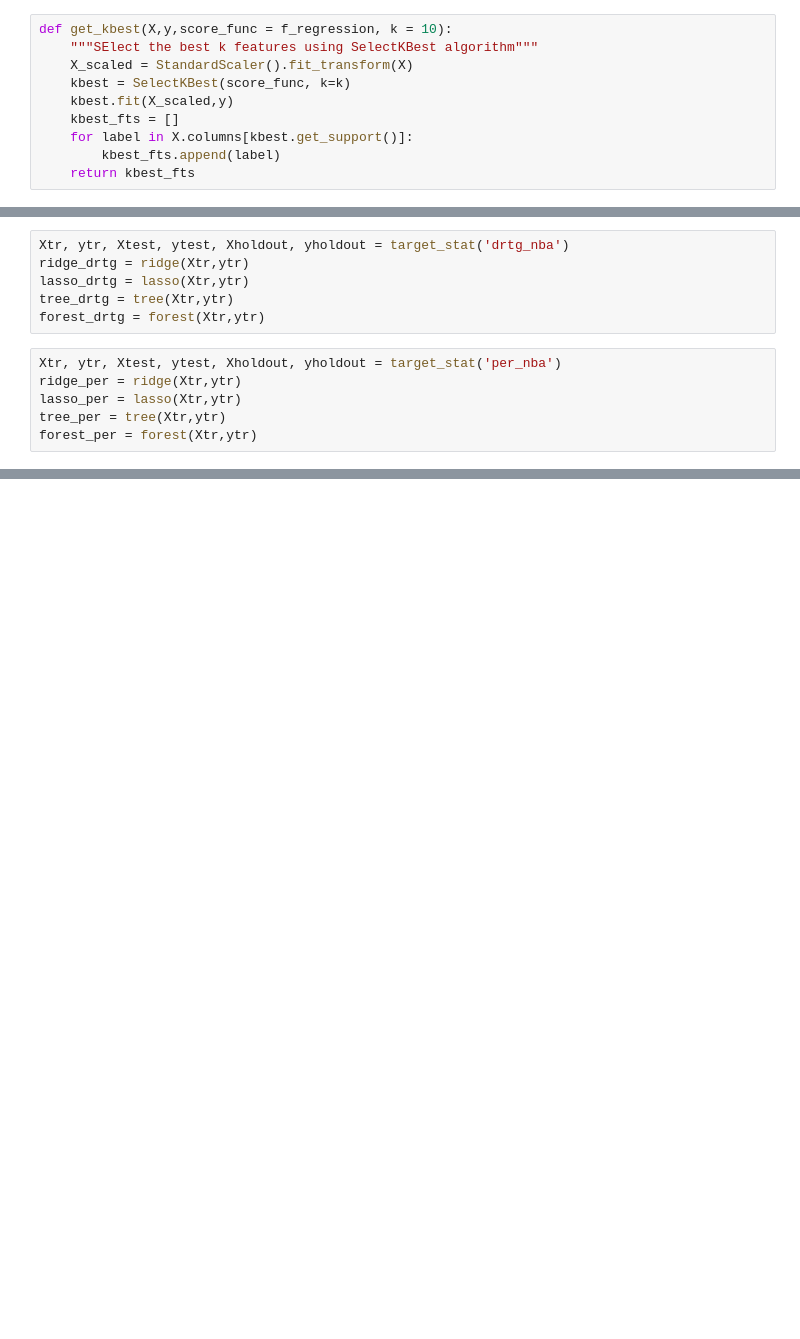
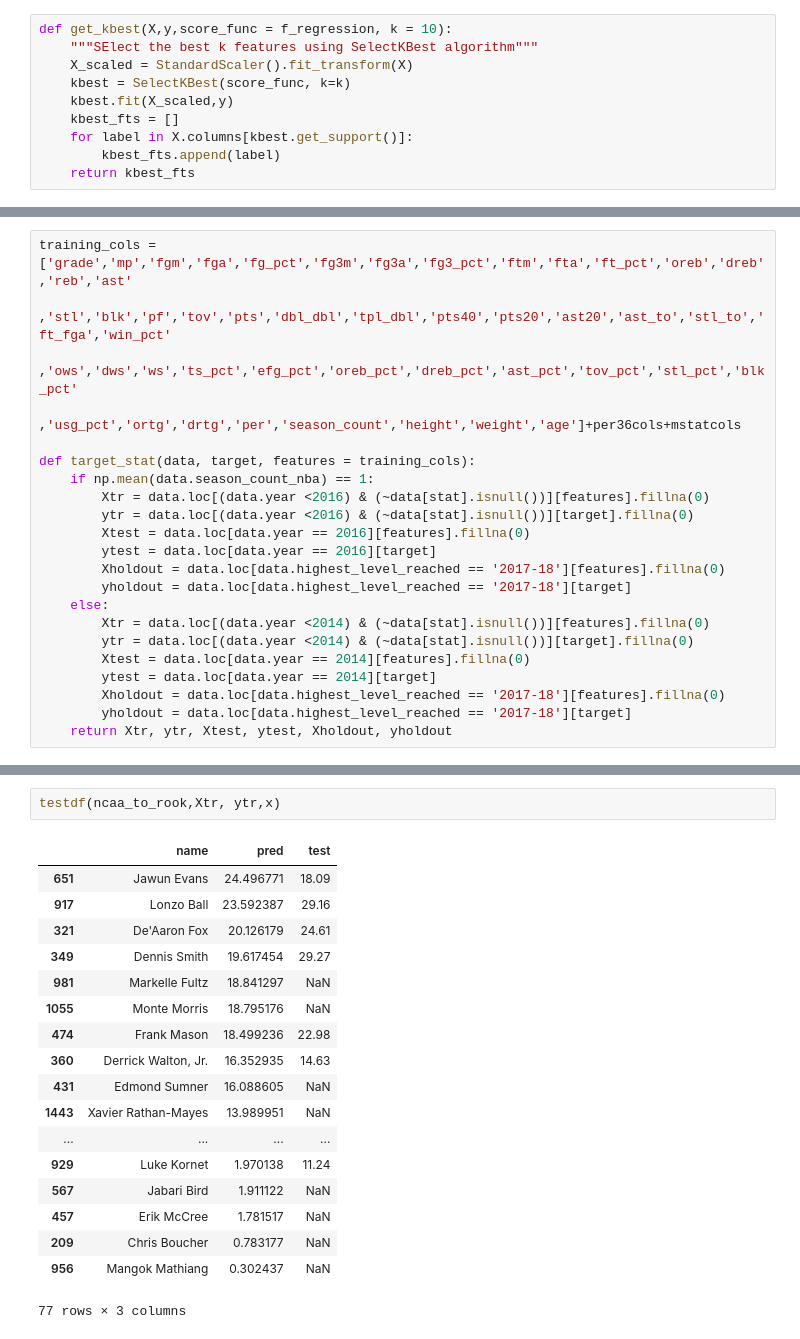
Before and after one commit to KaanME/NBA-Draft-Model, a Jupyter notebook: Models.ipynb, the cells around one changed output, grey strips where cells are left out. Drawn from its saved outputs; the diff is of its cells as text; blank space fills up the shorter version.

```diff
--- a/Models.ipynb
+++ b/Models.ipynb
@@ -479,12 +98,0 @@ forest_ortg = forest(Xtr,ytr)
-# %%
-Xtr, ytr, Xtest, ytest, Xholdout, yholdout = target_stat('drtg_nba')
-ridge_drtg = ridge(Xtr,ytr)
-lasso_drtg = lasso(Xtr,ytr)
-tree_drtg = tree(Xtr,ytr)
-forest_drtg = forest(Xtr,ytr)
-# %%
-Xtr, ytr, Xtest, ytest, Xholdout, yholdout = target_stat('per_nba')
-ridge_per = ridge(Xtr,ytr)
-lasso_per = lasso(Xtr,ytr)
-tree_per = tree(Xtr,ytr)
-forest_per = forest(Xtr,ytr)
@@ -490,0 +154,22 @@ forest_per = forest(Xtr,ytr)
+# %%
+training_cols = ['grade','mp','fgm','fga','fg_pct','fg3m','fg3a','fg3_pct','ftm','fta','ft_pct','oreb','dreb','reb','ast'
+                 ,'stl','blk','pf','tov','pts','dbl_dbl','tpl_dbl','pts40','pts20','ast20','ast_to','stl_to','ft_fga','win_pct'
+                 ,'ows','dws','ws','ts_pct','efg_pct','oreb_pct','dreb_pct','ast_pct','tov_pct','stl_pct','blk_pct'
+                 ,'usg_pct','ortg','drtg','per','season_count','height','weight','age']+per36cols+mstatcols
+
+def target_stat(data, target, features = training_cols):
+    if np.mean(data.season_count_nba) == 1:
+        Xtr = data.loc[(data.year <2016) & (~data[stat].isnull())][features].fillna(0)
+        ytr = data.loc[(data.year <2016) & (~data[stat].isnull())][target].fillna(0)
+        Xtest = data.loc[data.year == 2016][features].fillna(0)
+        ytest = data.loc[data.year == 2016][target]
+        Xholdout = data.loc[data.highest_level_reached == '2017-18'][features].fillna(0)
+        yholdout = data.loc[data.highest_level_reached == '2017-18'][target]
+    else:
+        Xtr = data.loc[(data.year <2014) & (~data[stat].isnull())][features].fillna(0)
+        ytr = data.loc[(data.year <2014) & (~data[stat].isnull())][target].fillna(0)
+        Xtest = data.loc[data.year == 2014][features].fillna(0)
+        ytest = data.loc[data.year == 2014][target]
+        Xholdout = data.loc[data.highest_level_reached == '2017-18'][features].fillna(0)
+        yholdout = data.loc[data.highest_level_reached == '2017-18'][target]
+    return Xtr, ytr, Xtest, ytest, Xholdout, yholdout
@@ -490,0 +278,21 @@ forest_per = forest(Xtr,ytr)
+# %%
+testdf(ncaa_to_rook,Xtr, ytr,x)
+# %% [output]
+|  | name | pred | test |
+| 651 | Jawun Evans | 24.496771 | 18.09 |
+| 917 | Lonzo Ball | 23.592387 | 29.16 |
+| 321 | De'Aaron Fox | 20.126179 | 24.61 |
+| 349 | Dennis Smith | 19.617454 | 29.27 |
+| 981 | Markelle Fultz | 18.841297 | NaN |
+| 1055 | Monte Morris | 18.795176 | NaN |
+| 474 | Frank Mason | 18.499236 | 22.98 |
+| 360 | Derrick Walton, Jr. | 16.352935 | 14.63 |
+| 431 | Edmond Sumner | 16.088605 | NaN |
+| 1443 | Xavier Rathan-Mayes | 13.989951 | NaN |
+| ... | ... | ... | ... |
+| 929 | Luke Kornet | 1.970138 | 11.24 |
+| 567 | Jabari Bird | 1.911122 | NaN |
+| 457 | Erik McCree | 1.781517 | NaN |
+| 209 | Chris Boucher | 0.783177 | NaN |
+| 956 | Mangok Mathiang | 0.302437 | NaN |
+77 rows × 3 columns
```
Also changed, not shown: parts of 68 cells of this notebook.
